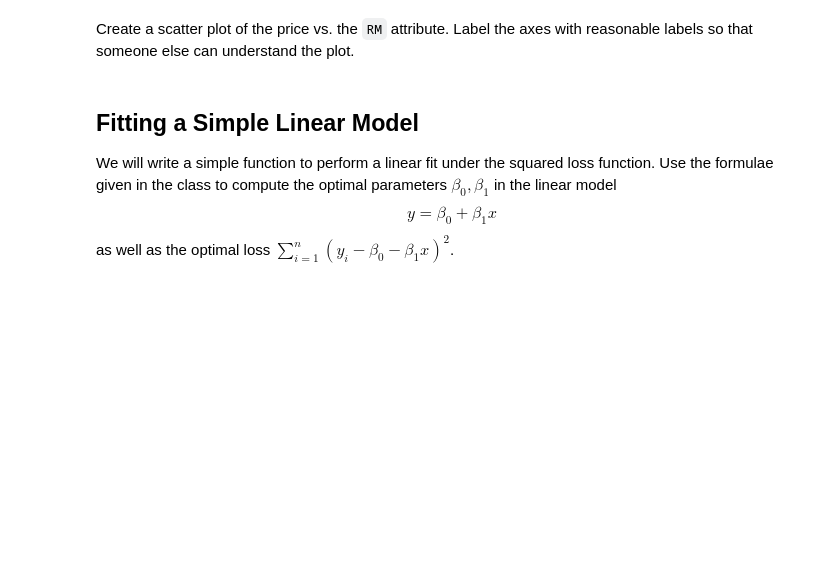
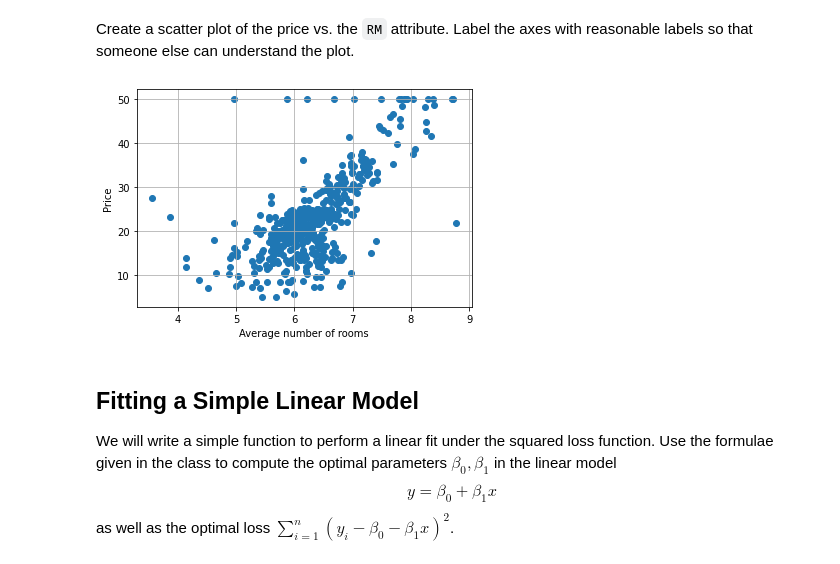
Before and after one commit to geetikabandlamudi/CS-GY-6923-ML, a Jupyter notebook: MLFall22_Lab_1.ipynb, the cells around one changed output. Drawn from its saved outputs; the diff is of its cells as text; code cells hidden in the pictures; blank space fills up the shorter version.

```diff
--- a/MLFall22_Lab_1.ipynb
+++ b/MLFall22_Lab_1.ipynb
@@ -28,10 +28,9 @@ colnames =[
     'AGE',  'DIS', 'RAD', 'TAX', 'PTRATIO', 'B', 'LSTAT', 'PRICE'
 ]
 
-# TODO:  Complete the code
-# df = pd.read_csv(...)
+df = pd.read_csv("https://archive.ics.uci.edu/ml/machine-learning-databases/housing/housing.data",
+                 header=None,
+                 delim_whitespace=True,
+                 names=colnames)
-# %%
-df = pd.read_csv('https://archive.ics.uci.edu/ml/machine-learning-databases/housing/housing.data',
-                 header=None,delim_whitespace=True,names=colnames,na_values='?')
 # %% [markdown]
 Display the first six rows of the data frame
@@ -55,3 +60,5 @@ Create a response vector `y` with the values in the column `PRICE`.  The vector
+# %%
+y = df["PRICE"].values
 # %% [markdown]
 Use the response vector `y` to find the mean house price in thousands and the fraction of homes that are above $40k. (You may realize this is very cheap.  Prices have gone up a lot since the 1970s!). Print and label your results. Create print statements of the form:
 
@@ -76,2 +85,4 @@ Similar to the `y` vector, create a predictor vector `x` containing the values i
+# %%
+x = df["RM"].values
 # %% [markdown]
 Create a scatter plot of the price vs. the `RM` attribute.  Label the axes with reasonable labels so that someone else can understand the plot.
@@ -80,3 +89,10 @@ Create a scatter plot of the price vs. the `RM` attribute.  Label the axes with
+# %%
+plt.scatter(x,y)
+plt.xlabel("Average number of rooms")
+plt.ylabel("Price")
+plt.grid()
+# %% [output]
+[figure, added]
 # %% [markdown]
 ## Fitting a Simple Linear Model
 
```
Also changed, not shown: parts of 21 cells of this notebook.
